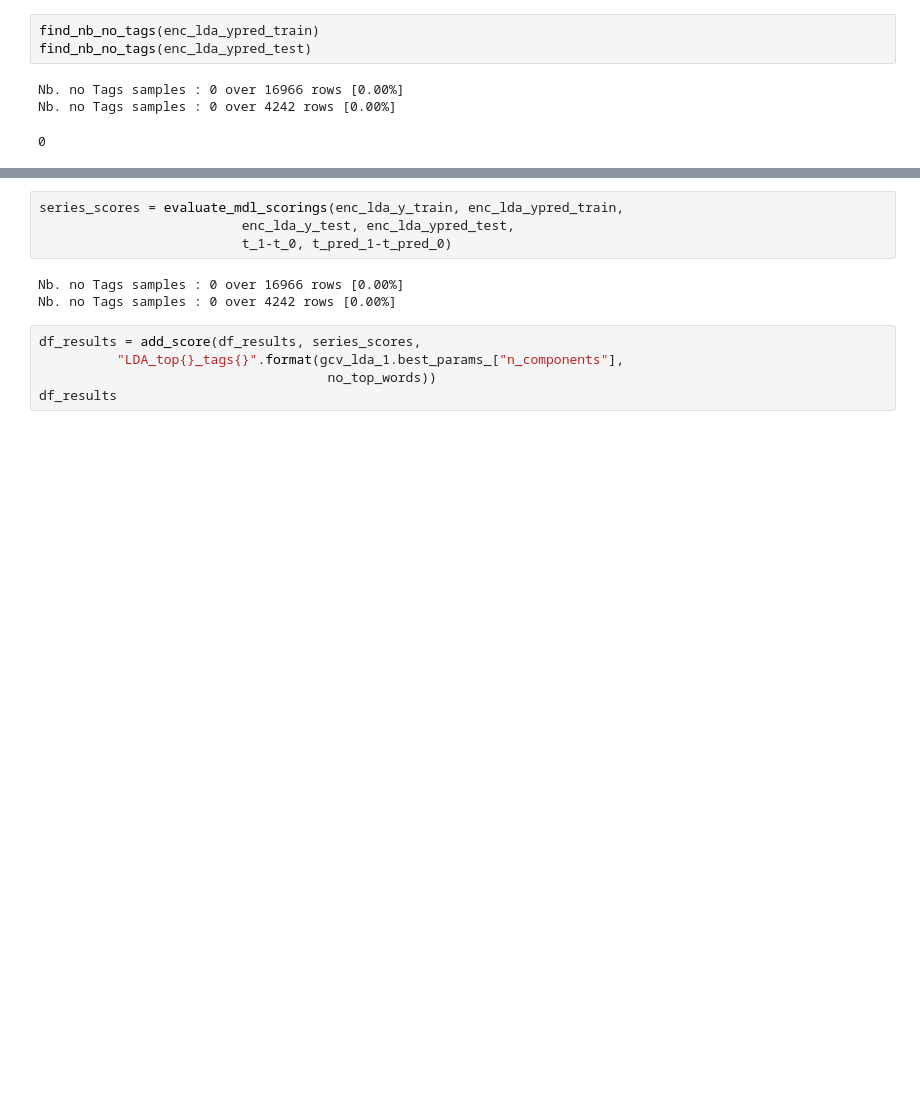
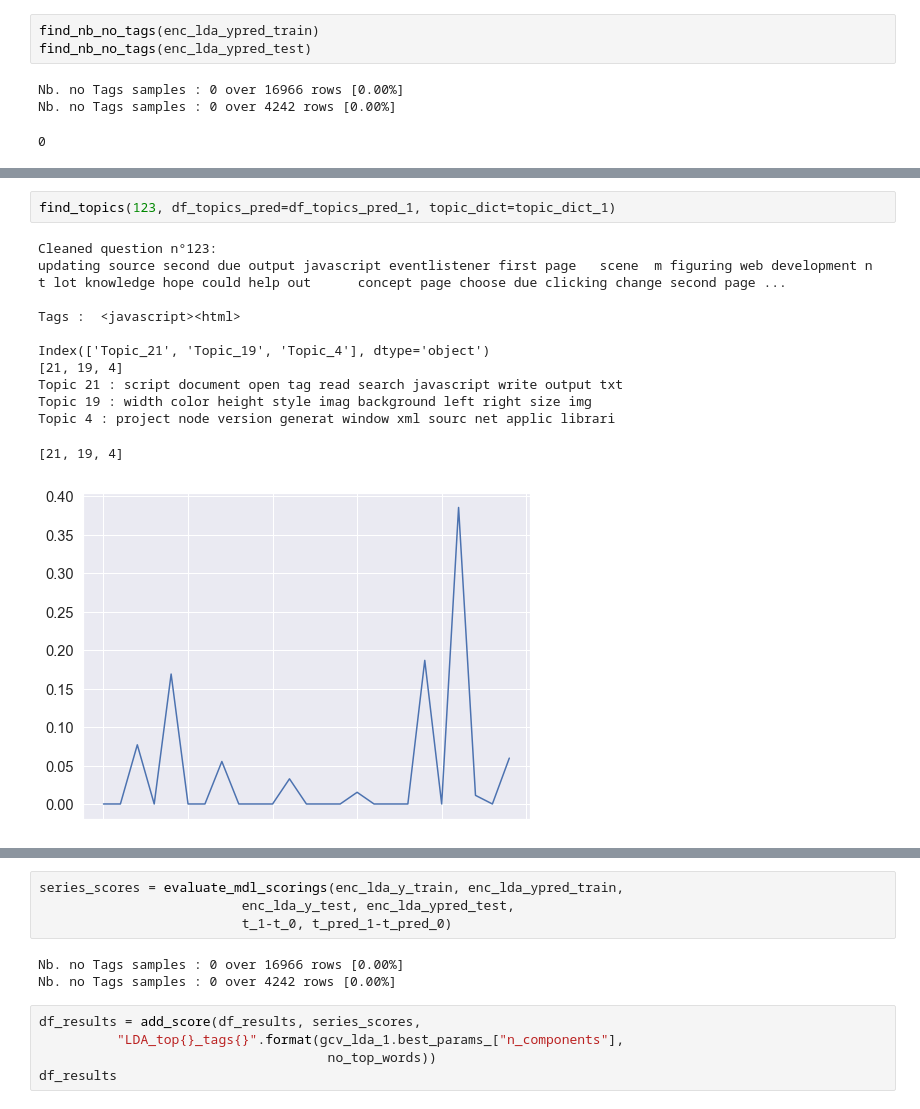
Before and after one commit to jeugregg/Stack-Overflow-tagger, a Jupyter notebook: 01_OC_IML_Project_5_explorations.ipynb, the cells around one changed output, grey strips where cells are left out. Saved outputs shown, nothing was run; the diff lists cells and outputs as text; blank space fills up the shorter version.

```diff
--- a/01_OC_IML_Project_5_explorations.ipynb
+++ b/01_OC_IML_Project_5_explorations.ipynb
@@ -2941,0 +2327,15 @@ Nb. no Tags samples : 0 over 4242 rows [0.00%]
+# %%
+find_topics(123, df_topics_pred=df_topics_pred_1, topic_dict=topic_dict_1)
+# %% [output]
+Cleaned question n°123:
+updating source second due output javascript eventlistener first page   scene  m figuring web development n t lot knowledge hope could help out      concept page choose due clicking change second page ...
+
+Tags :  <javascript><html>
+
+Index(['Topic_21', 'Topic_19', 'Topic_4'], dtype='object')
+[21, 19, 4]
+Topic 21 : script document open tag read search javascript write output txt
+Topic 19 : width color height style imag background left right size img
+Topic 4 : project node version generat window xml sourc net applic librari
+[21, 19, 4]
+[figure, added]
```
Also changed, not shown: parts of 208 cells of this notebook.
